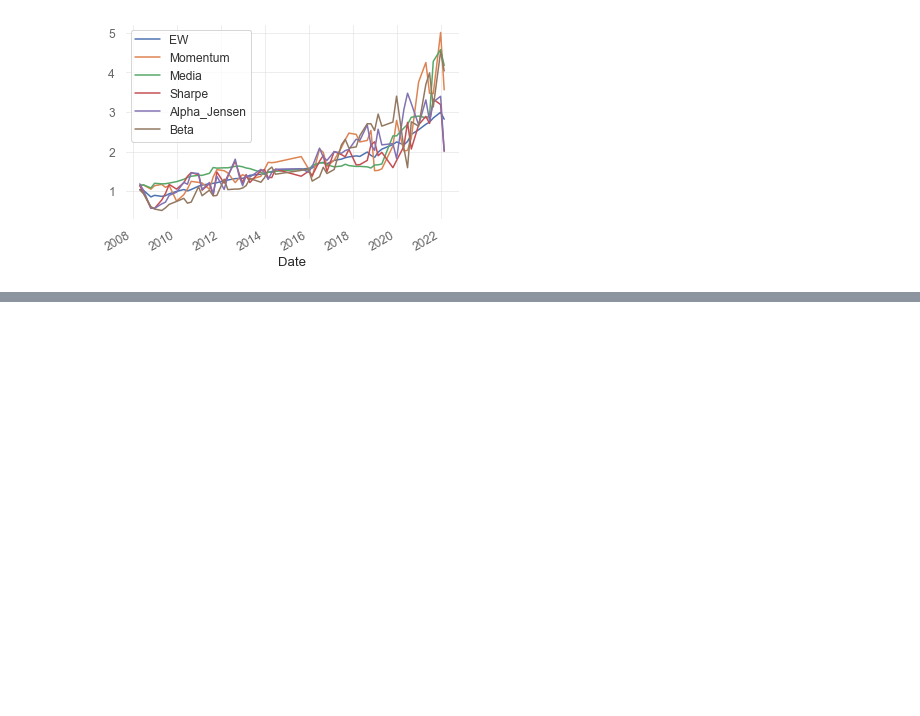
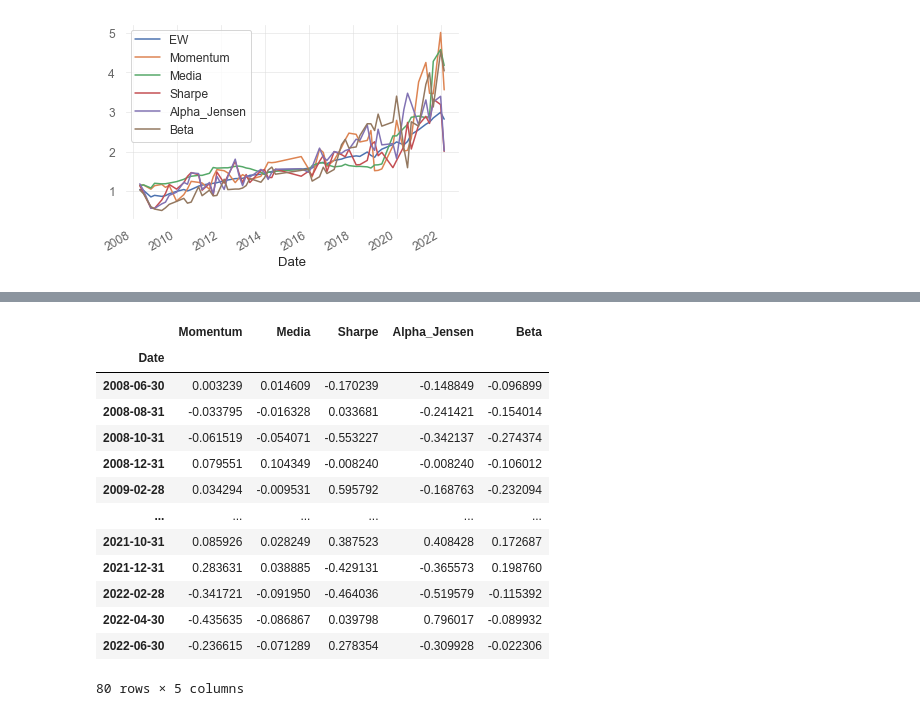
Before and after one commit to NicoGuillen/Backtest, a Jupyter notebook: Quant_Features.ipynb, the cells around one changed output, grey strips where cells are left out. Cells and saved outputs as stored; diff of their text form; code cells hidden in the pictures; blank space fills up the shorter version.

```diff
--- a/Quant_Features.ipynb
+++ b/Quant_Features.ipynb
@@ -2346,0 +2411,23 @@ indexes_precio.plot()
+# %%
+from statsmodels.stats.outliers_influence import variance_inflation_factor
+
+# Cojo todas las columnas excepto 'EW'. Me interesa ver cómo se correlacionan las features entre ellas
+features_fiv = indexes_returns.iloc[:, 1:].dropna(axis=0)
+cols = features_fiv.columns
+# %%
+features_fiv
+# %% [output]
+|  | Momentum | Media | Sharpe | Alpha_Jensen | Beta |
+| Date |  |  |  |  |  |
+| 2008-06-30 | 0.003239 | 0.014609 | -0.170239 | -0.148849 | -0.096899 |
+| 2008-08-31 | -0.033795 | -0.016328 | 0.033681 | -0.241421 | -0.154014 |
+| 2008-10-31 | -0.061519 | -0.054071 | -0.553227 | -0.342137 | -0.274374 |
+| 2008-12-31 | 0.079551 | 0.104349 | -0.008240 | -0.008240 | -0.106012 |
+| 2009-02-28 | 0.034294 | -0.009531 | 0.595792 | -0.168763 | -0.232094 |
+| ... | ... | ... | ... | ... | ... |
+| 2021-10-31 | 0.085926 | 0.028249 | 0.387523 | 0.408428 | 0.172687 |
+| 2021-12-31 | 0.283631 | 0.038885 | -0.429131 | -0.365573 | 0.198760 |
+| 2022-02-28 | -0.341721 | -0.091950 | -0.464036 | -0.519579 | -0.115392 |
+| 2022-04-30 | -0.435635 | -0.086867 | 0.039798 | 0.796017 | -0.089932 |
+| 2022-06-30 | -0.236615 | -0.071289 | 0.278354 | -0.309928 | -0.022306 |
+80 rows × 5 columns
```
Also changed, not shown: parts of 23 cells of this notebook, 2 other files.
